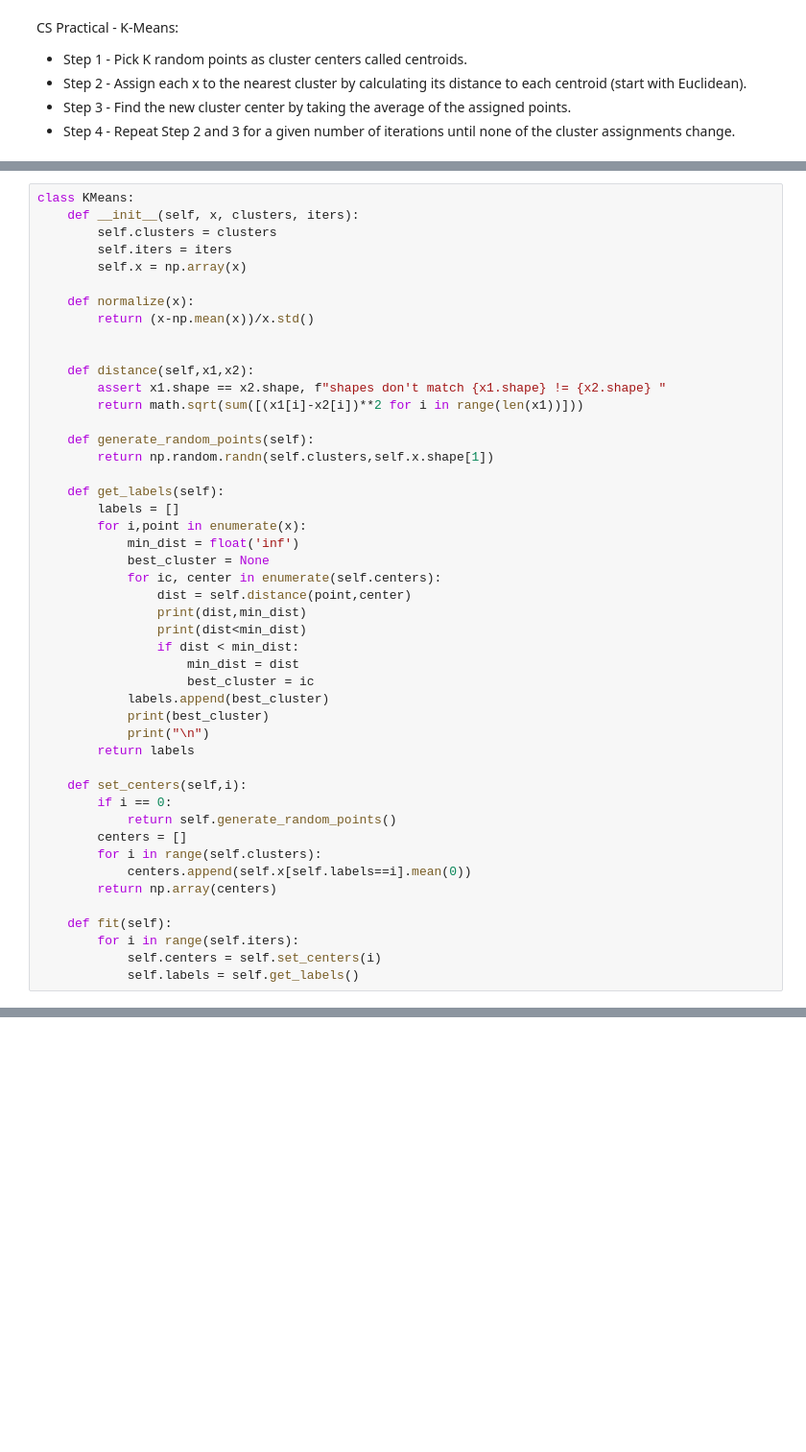
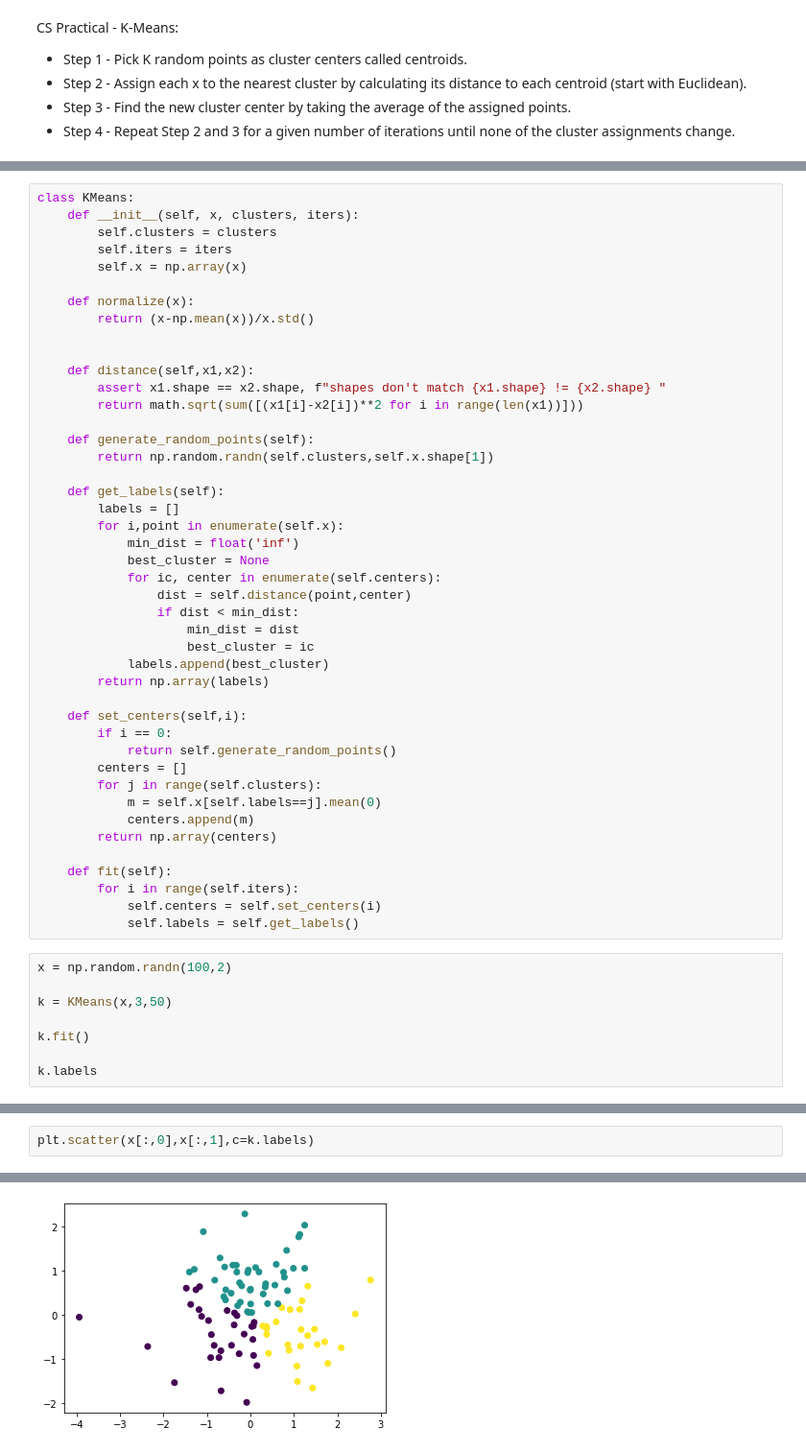
Before and after one commit to devkosal/code_challenges, a Jupyter notebook: insight_k_means.ipynb, the cells around one changed output, grey strips where cells are left out. Shown at 96% size. Saved outputs shown, nothing was run; the diff lists cells and outputs as text; blank space fills up the shorter version.

```diff
--- a/insight_k_means.ipynb
+++ b/insight_k_means.ipynb
@@ -39,30 +31,35 @@ class KMeans:
 
     def get_labels(self):
         labels = []
-        for i,point in enumerate(x):
+        for i,point in enumerate(self.x):
             min_dist = float('inf')
             best_cluster = None
             for ic, center in enumerate(self.centers):
                 dist = self.distance(point,center)
-                print(dist,min_dist)
-                print(dist<min_dist)
                 if dist < min_dist:
                     min_dist = dist
                     best_cluster = ic
             labels.append(best_cluster)
-            print(best_cluster)
-            print("\n")
-        return labels
+        return np.array(labels)
 
     def set_centers(self,i):
         if i == 0:
             return self.generate_random_points()
         centers = []
-        for i in range(self.clusters):
-            centers.append(self.x[self.labels==i].mean(0))
+        for j in range(self.clusters):
+            m = self.x[self.labels==j].mean(0)
+            centers.append(m)
         return np.array(centers)
 
     def fit(self):
         for i in range(self.iters):
             self.centers = self.set_centers(i)
             self.labels = self.get_labels()
+# %%
+x = np.random.randn(100,2)
+
+k = KMeans(x,3,50)
+
+k.fit()
+
+k.labels
@@ -68,0 +72,3 @@ class KMeans:
+# %%
+plt.scatter(x[:,0],x[:,1],c=k.labels)
+# %% [output]
@@ -68,0 +76 @@ class KMeans:
+[figure, added]
```
Also changed, not shown: parts of 14 cells of this notebook, 41 other files.
